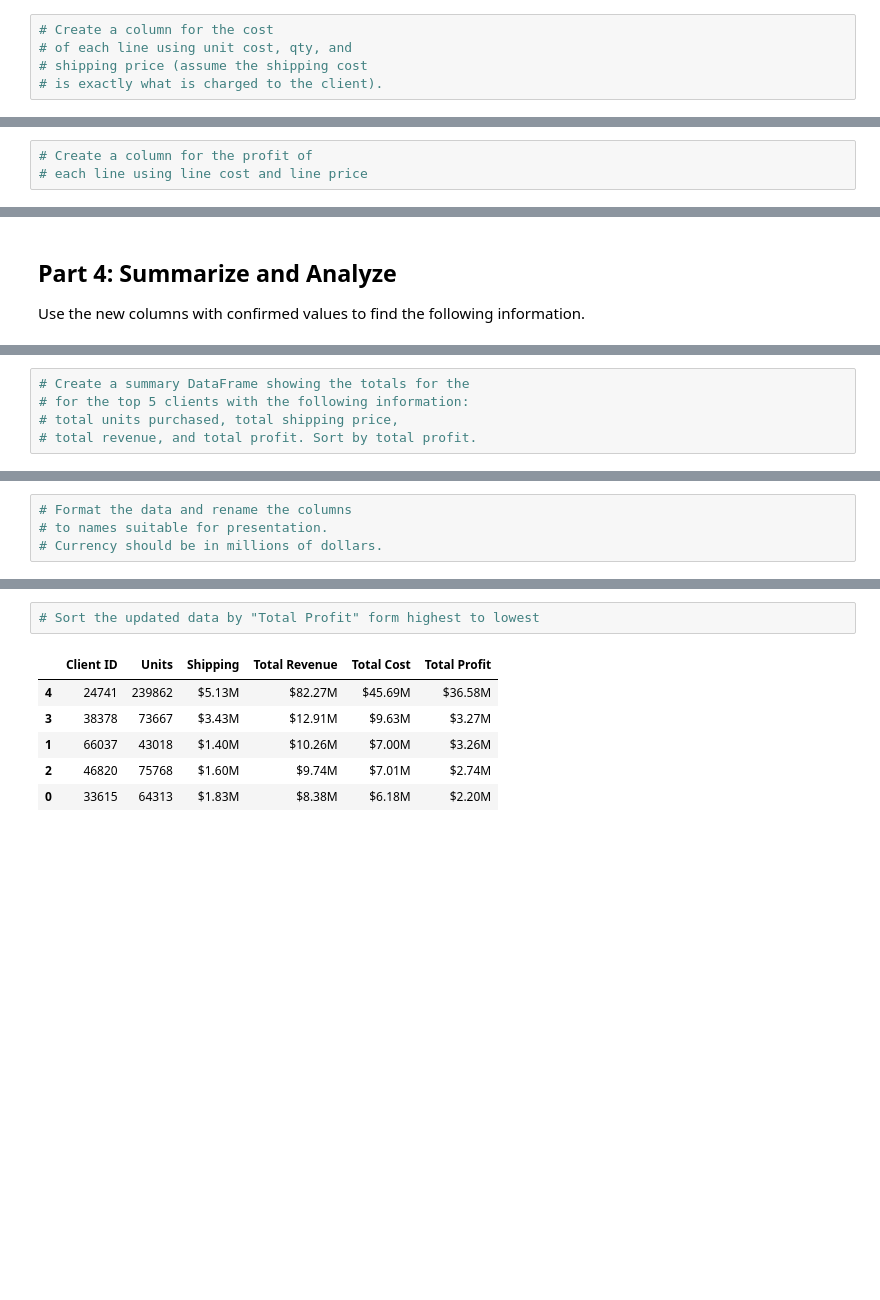
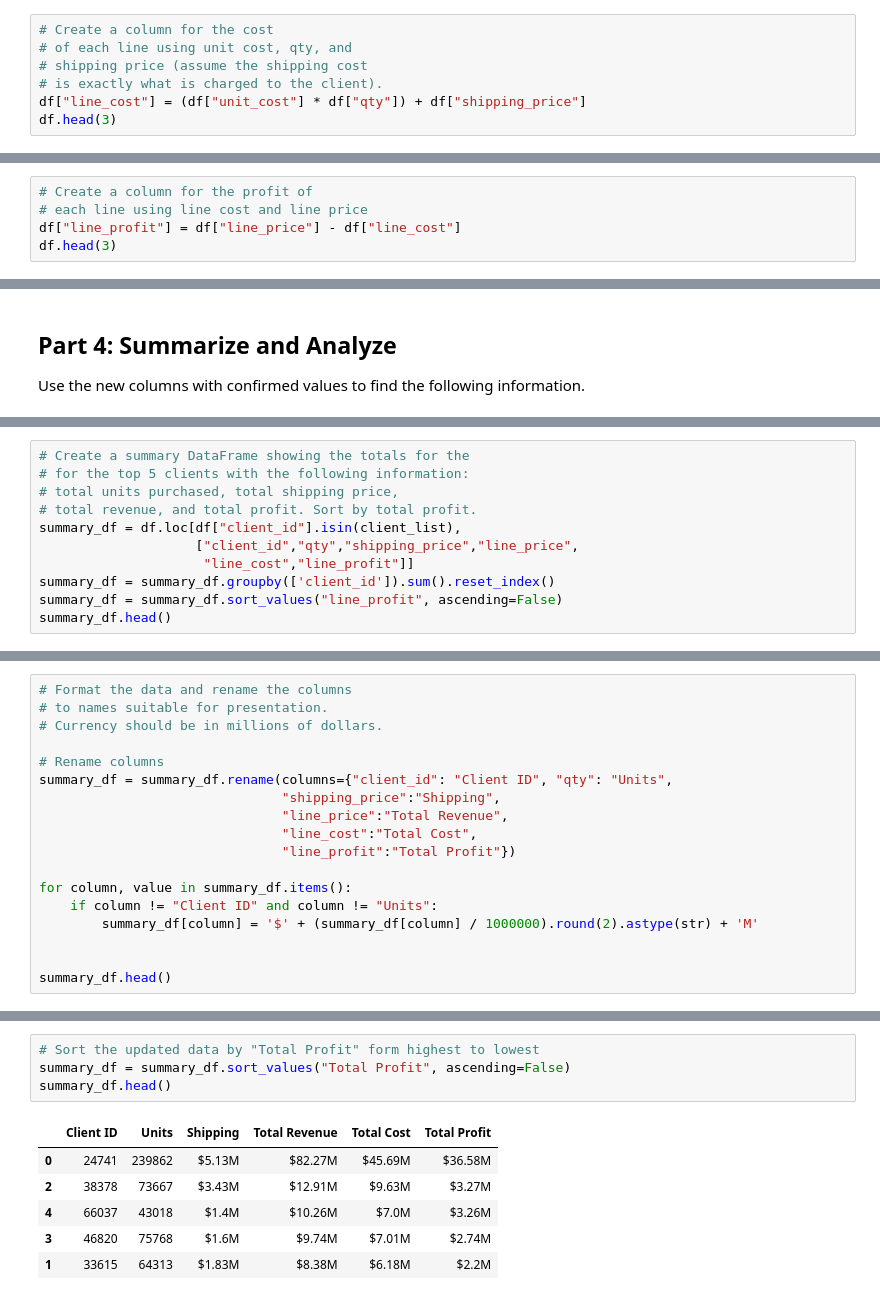
Before and after one commit to jd-sterren/pandas-challenge-1, a Jupyter notebook: module_4_challenge.ipynb, the cells around one changed output, grey strips where cells are left out. Drawn from its saved outputs; the diff is of its cells as text; blank space fills up the shorter version.

```diff
--- a/module_4_challenge.ipynb
+++ b/module_4_challenge.ipynb
@@ -148,6 +174,8 @@ Do we know that this client spent the more money than client 66037? If not, how
 # of each line using unit cost, qty, and
 # shipping price (assume the shipping cost
 # is exactly what is charged to the client).
+df["line_cost"] = (df["unit_cost"] * df["qty"]) + df["shipping_price"]
+df.head(3)
 # %% [output]
 |  | first | last | job | phone | email | client_id | order_id | order_date | order_week | order_year | ... |
 | 0 | Donald | Harding | Immunologist | 793-904-7725x39308 | harding.donald.7185@sullivan.com | 58515 | 8953482 | 2023-04-28 | 17 | 2023 | ... |
@@ -157,6 +185,8 @@ Do we know that this client spent the more money than client 66037? If not, how
 # %%
 # Create a column for the profit of
 # each line using line cost and line price
+df["line_profit"] = df["line_price"] - df["line_cost"]
+df.head(3)
 # %% [output]
 |  | first | last | job | phone | email | client_id | order_id | order_date | order_week | order_year | ... |
 | 0 | Donald | Harding | Immunologist | 793-904-7725x39308 | harding.donald.7185@sullivan.com | 58515 | 8953482 | 2023-04-28 | 17 | 2023 | ... |
@@ -195,5 +231,11 @@ Use the new columns with confirmed values to find the following information.
 # for the top 5 clients with the following information:
 # total units purchased, total shipping price,
 # total revenue, and total profit. Sort by total profit.
+summary_df = df.loc[df["client_id"].isin(client_list),
+                    ["client_id","qty","shipping_price","line_price",
+                     "line_cost","line_profit"]]
+summary_df = summary_df.groupby(['client_id']).sum().reset_index()
+summary_df = summary_df.sort_values("line_profit", ascending=False)
+summary_df.head()
 # %% [output]
 |  | client_id | qty | shipping_price | line_price | line_cost | line_profit |
@@ -206,3 +248,17 @@ Use the new columns with confirmed values to find the following information.
 # Format the data and rename the columns
 # to names suitable for presentation.
 # Currency should be in millions of dollars.
+
+# Rename columns
+summary_df = summary_df.rename(columns={"client_id": "Client ID", "qty": "Units",
+                               "shipping_price":"Shipping",
+                               "line_price":"Total Revenue",
+                               "line_cost":"Total Cost",
+                               "line_profit":"Total Profit"})
+
+for column, value in summary_df.items():
+    if column != "Client ID" and column != "Units":
+        summary_df[column] = '$' + (summary_df[column] / 1000000).round(2).astype(str) + 'M'
+
+
+summary_df.head()
@@ -209,9 +272,11 @@ Use the new columns with confirmed values to find the following information.
 # %%
 # Sort the updated data by "Total Profit" form highest to lowest
+summary_df = summary_df.sort_values("Total Profit", ascending=False)
+summary_df.head()
 # %% [output]
 |  | Client ID | Units | Shipping | Total Revenue | Total Cost | Total Profit |
-| 4 | 24741 | 239862 | $5.13M | $82.27M | $45.69M | $36.58M |
-| 3 | 38378 | 73667 | $3.43M | $12.91M | $9.63M | $3.27M |
-| 1 | 66037 | 43018 | $1.40M | $10.26M | $7.00M | $3.26M |
-| 2 | 46820 | 75768 | $1.60M | $9.74M | $7.01M | $2.74M |
-| 0 | 33615 | 64313 | $1.83M | $8.38M | $6.18M | $2.20M |
+| 0 | 24741 | 239862 | $5.13M | $82.27M | $45.69M | $36.58M |
+| 2 | 38378 | 73667 | $3.43M | $12.91M | $9.63M | $3.27M |
+| 4 | 66037 | 43018 | $1.4M | $10.26M | $7.0M | $3.26M |
+| 3 | 46820 | 75768 | $1.6M | $9.74M | $7.01M | $2.74M |
+| 1 | 33615 | 64313 | $1.83M | $8.38M | $6.18M | $2.2M |
```
Also changed, not shown: parts of 8 cells of this notebook.
